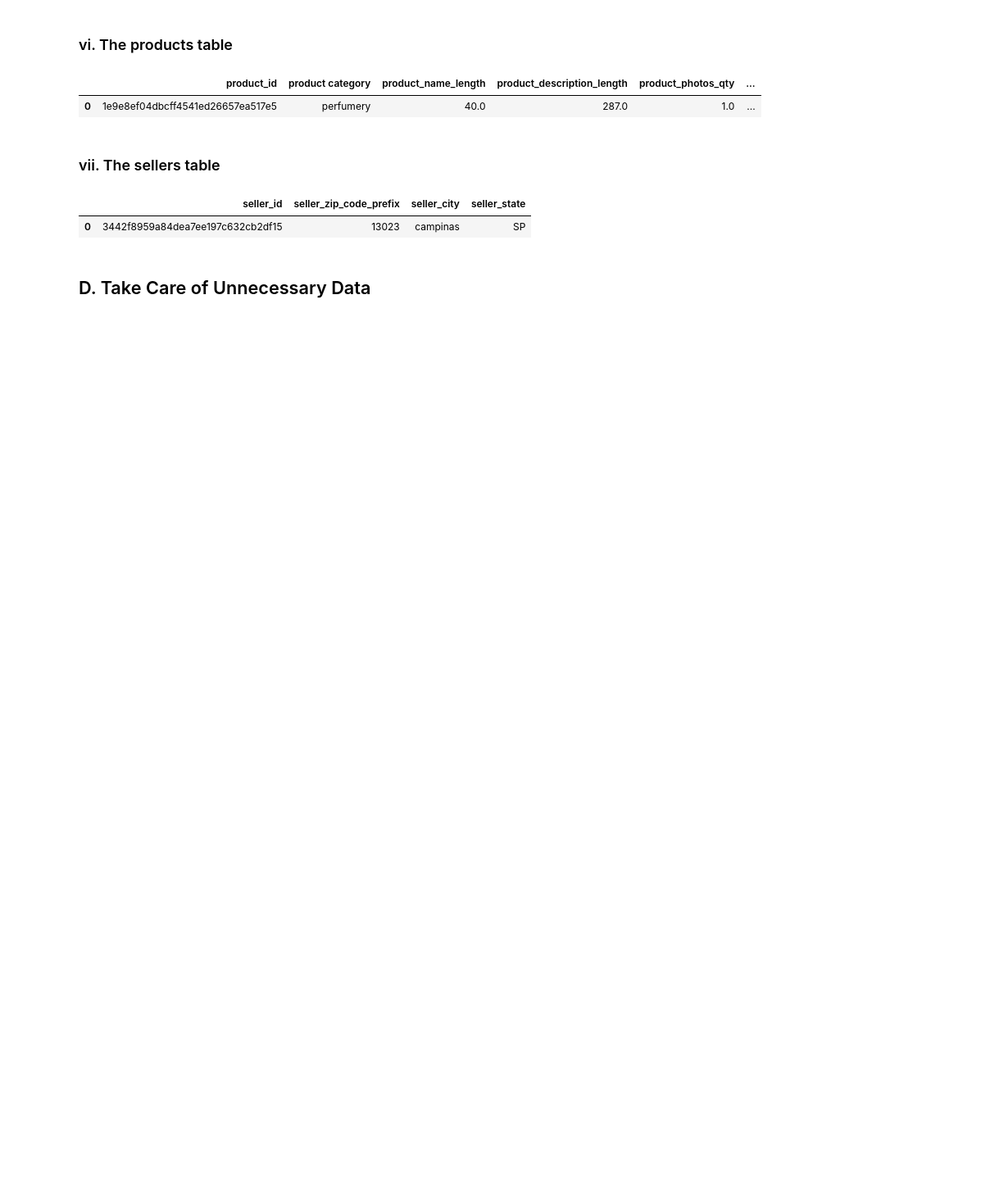
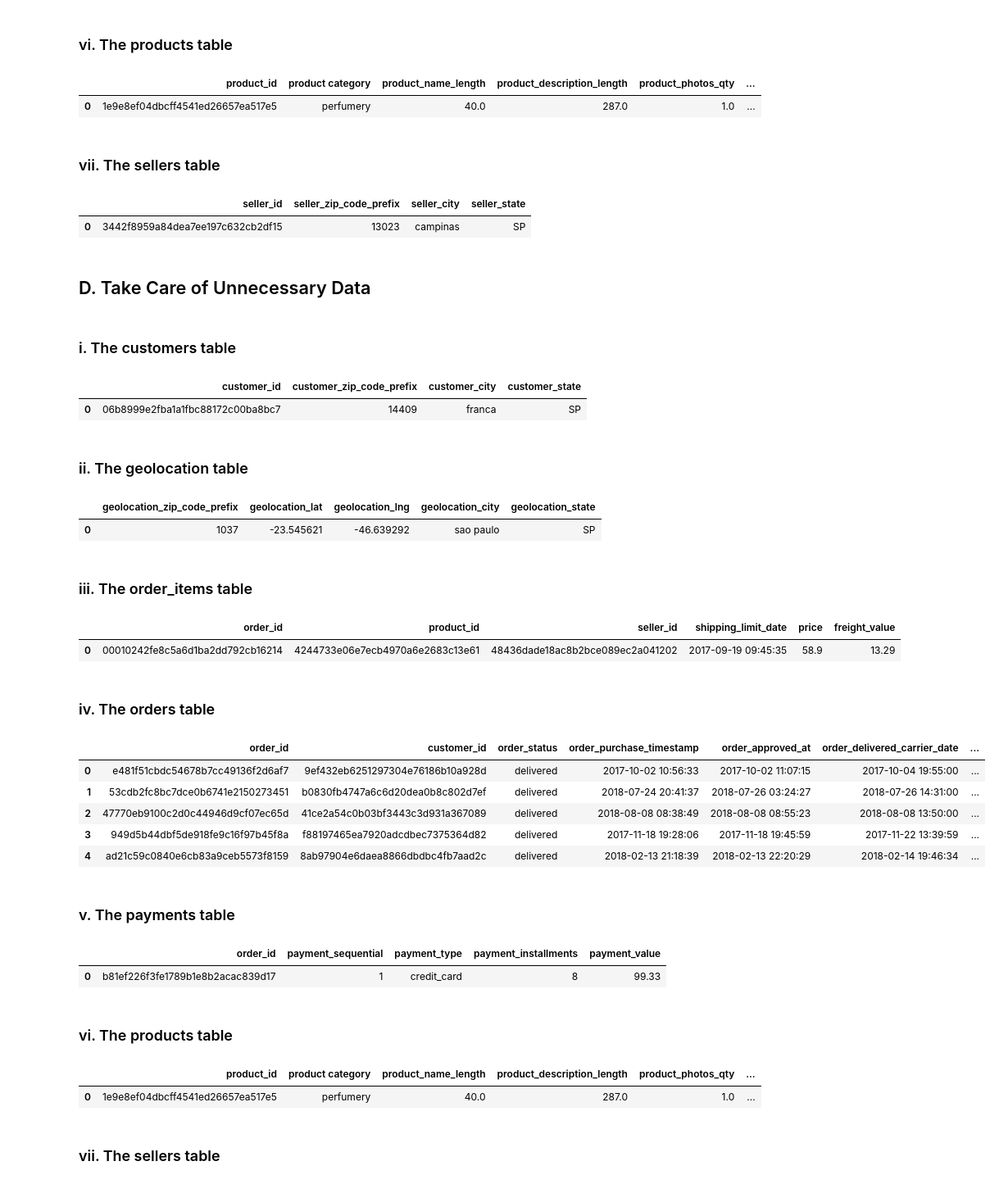
Before and after one commit to bradleytkay/python-practice-1-target-sales, a Jupyter notebook: target-sales-cleaning.ipynb, the cells around one changed output. Shown at 82% size. Saved outputs shown, nothing was run; the diff lists cells and outputs as text; code cells hidden in the pictures; blank space fills up the shorter version.

Commit message:
Completed cleaning of "unncessary" data (i.e. .drop()-ed unneeded columns

```diff
--- a/target-sales-cleaning.ipynb
+++ b/target-sales-cleaning.ipynb
@@ -500,3 +500,72 @@ sellers_df.head(1)
 | 0 | 3442f8959a84dea7ee197c632cb2df15 | 13023 | campinas | SP |
 # %% [markdown]
 ## D. Take Care of Unnecessary Data
+# %% [markdown]
+### i. The customers table
+# %%
+customers_df.head(1)
+
+# Does customer_unique_id serve any purpose in this dataset?  I don't think so.
+
+trimmed_customers_df = customers_df.drop('customer_unique_id', axis=1)
+
+trimmed_customers_df.head(1)
+# %% [output]
+|  | customer_id | customer_zip_code_prefix | customer_city | customer_state |
+| 0 | 06b8999e2fba1a1fbc88172c00ba8bc7 | 14409 | franca | SP |
+# %% [markdown]
+### ii. The geolocation table
+# %%
+geolocation_df.head(1)
+
+# Anything need dropped from this?  I don't think so
+# %% [output]
+|  | geolocation_zip_code_prefix | geolocation_lat | geolocation_lng | geolocation_city | geolocation_state |
+| 0 | 1037 | -23.545621 | -46.639292 | sao paulo | SP |
+# %% [markdown]
+### iii. The order_items table
+# %%
+order_items_df.head(1)
+
+# Don't need order_item_id
+
+trimmed_order_items_df = order_items_df.drop('order_item_id', axis=1)
+
+trimmed_order_items_df.head(1)
+# %% [output]
+|  | order_id | product_id | seller_id | shipping_limit_date | price | freight_value |
+| 0 | 00010242fe8c5a6d1ba2dd792cb16214 | 4244733e06e7ecb4970a6e2683c13e61 | 48436dade18ac8b2bce089ec2a041202 | 2017-09-19 09:45:35 | 58.9 | 13.29 |
+# %% [markdown]
+### iv. The orders table
+# %%
+orders_df.head(5)
+
+# What was order_purchase_timestamp_days again?  Looking back, it's telling how many days since the first order in the dataset
+# the order in question took place.  Is that helpfuL?  I guess it doesn't hurt to keep in.
+# %% [output]
+|  | order_id | customer_id | order_status | order_purchase_timestamp | order_approved_at | order_delivered_carrier_date | ... |
+| 0 | e481f51cbdc54678b7cc49136f2d6af7 | 9ef432eb6251297304e76186b10a928d | delivered | 2017-10-02 10:56:33 | 2017-10-02 11:07:15 | 2017-10-04 19:55:00 | ... |
+| 1 | 53cdb2fc8bc7dce0b6741e2150273451 | b0830fb4747a6c6d20dea0b8c802d7ef | delivered | 2018-07-24 20:41:37 | 2018-07-26 03:24:27 | 2018-07-26 14:31:00 | ... |
+| 2 | 47770eb9100c2d0c44946d9cf07ec65d | 41ce2a54c0b03bf3443c3d931a367089 | delivered | 2018-08-08 08:38:49 | 2018-08-08 08:55:23 | 2018-08-08 13:50:00 | ... |
+| 3 | 949d5b44dbf5de918fe9c16f97b45f8a | f88197465ea7920adcdbec7375364d82 | delivered | 2017-11-18 19:28:06 | 2017-11-18 19:45:59 | 2017-11-22 13:39:59 | ... |
+| 4 | ad21c59c0840e6cb83a9ceb5573f8159 | 8ab97904e6daea8866dbdbc4fb7aad2c | delivered | 2018-02-13 21:18:39 | 2018-02-13 22:20:29 | 2018-02-14 19:46:34 | ... |
+# %% [markdown]
+### v. The payments table
+# %%
+payments_df.head(1)
+
+# Think all of this is pertinent
+# %% [output]
+|  | order_id | payment_sequential | payment_type | payment_installments | payment_value |
+| 0 | b81ef226f3fe1789b1e8b2acac839d17 | 1 | credit_card | 8 | 99.33 |
+# %% [markdown]
+### vi. The products table
+# %%
+products_df.head(1)
+
+# Again, all useful.
+# %% [output]
+|  | product_id | product category | product_name_length | product_description_length | product_photos_qty | ... |
+| 0 | 1e9e8ef04dbcff4541ed26657ea517e5 | perfumery | 40.0 | 287.0 | 1.0 | ... |
+# %% [markdown]
+### vii. The sellers table
```
Also changed, not shown: parts of 2 cells of this notebook.
